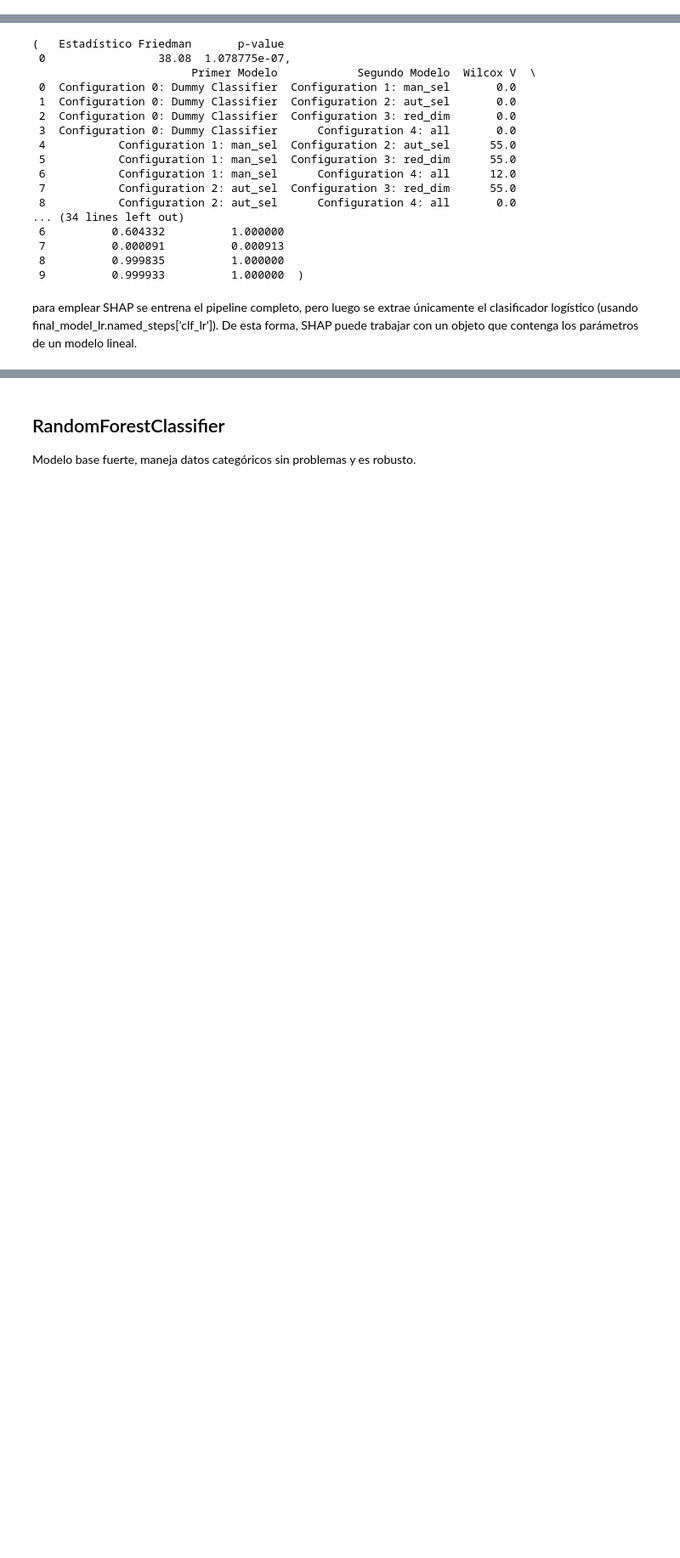
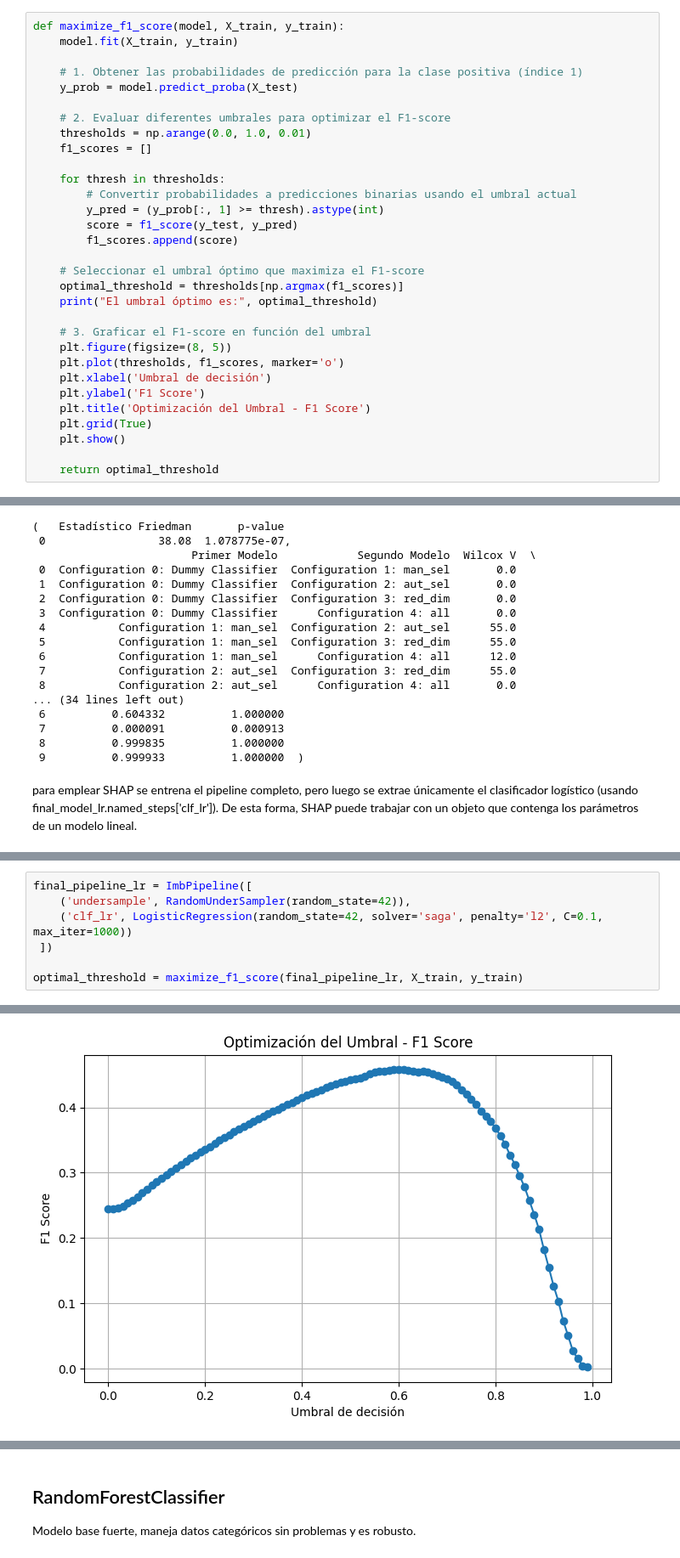
Before and after one commit to raquelgosalbezsirvent/Diabetes-Health-Indicators-ML, a Jupyter notebook: Practica_final.ipynb, the cells around one changed output, grey strips where cells are left out. Shown at 85% size. Saved outputs shown, nothing was run; the diff lists cells and outputs as text; blank space fills up the shorter version.

```diff
--- a/Practica_final.ipynb
+++ b/Practica_final.ipynb
@@ -974,3 +1065,34 @@ def perform_stat_tests(cv_scores):
+# %%
+def maximize_f1_score(model, X_train, y_train):
+    model.fit(X_train, y_train)
+
+    # 1. Obtener las probabilidades de predicción para la clase positiva (índice 1)
+    y_prob = model.predict_proba(X_test)
+
+    # 2. Evaluar diferentes umbrales para optimizar el F1-score
+    thresholds = np.arange(0.0, 1.0, 0.01)
+    f1_scores = []
+
+    for thresh in thresholds:
+        # Convertir probabilidades a predicciones binarias usando el umbral actual
+        y_pred = (y_prob[:, 1] >= thresh).astype(int)
+        score = f1_score(y_test, y_pred)
+        f1_scores.append(score)
+
+    # Seleccionar el umbral óptimo que maximiza el F1-score
+    optimal_threshold = thresholds[np.argmax(f1_scores)]
+    print("El umbral óptimo es:", optimal_threshold)
+
+    # 3. Graficar el F1-score en función del umbral
+    plt.figure(figsize=(8, 5))
+    plt.plot(thresholds, f1_scores, marker='o')
+    plt.xlabel('Umbral de decisión')
+    plt.ylabel('F1 Score')
+    plt.title('Optimización del Umbral - F1 Score')
+    plt.grid(True)
+    plt.show()
+
+    return optimal_threshold
 # %% [markdown]
 ## Dummy Classifier
 # %%
@@ -1649,0 +1829,8 @@ shap.dependence_plot(feature_name, shap_values, X_test)
+# %%
+final_pipeline_lr = ImbPipeline([
+    ('undersample', RandomUnderSampler(random_state=42)),
+    ('clf_lr', LogisticRegression(random_state=42, solver='saga', penalty='l2', C=0.1, max_iter=1000))
+ ])
+
+optimal_threshold = maximize_f1_score(final_pipeline_lr, X_train, y_train)
+# %% [output]
@@ -1649,0 +1838 @@ shap.dependence_plot(feature_name, shap_values, X_test)
+[figure, added]
```
Also changed, not shown: parts of 27 cells of this notebook, 1 other file.
